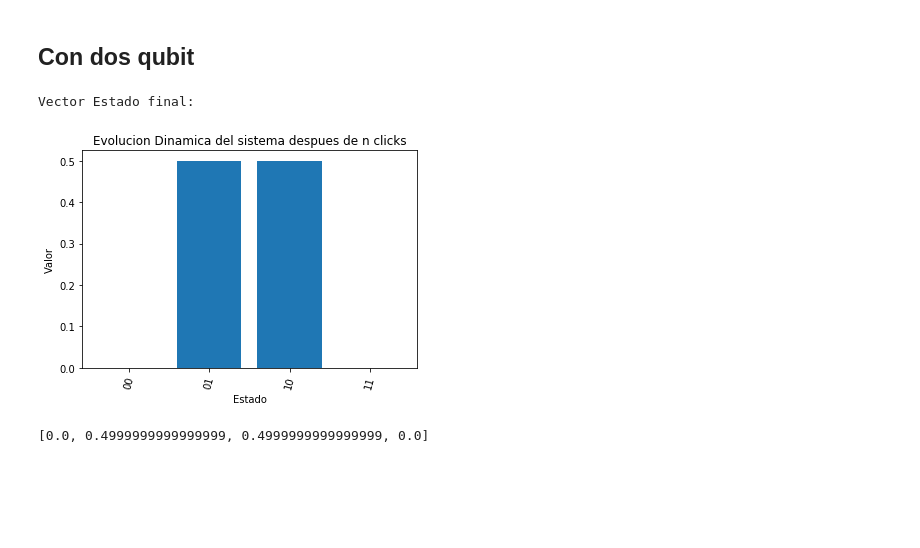
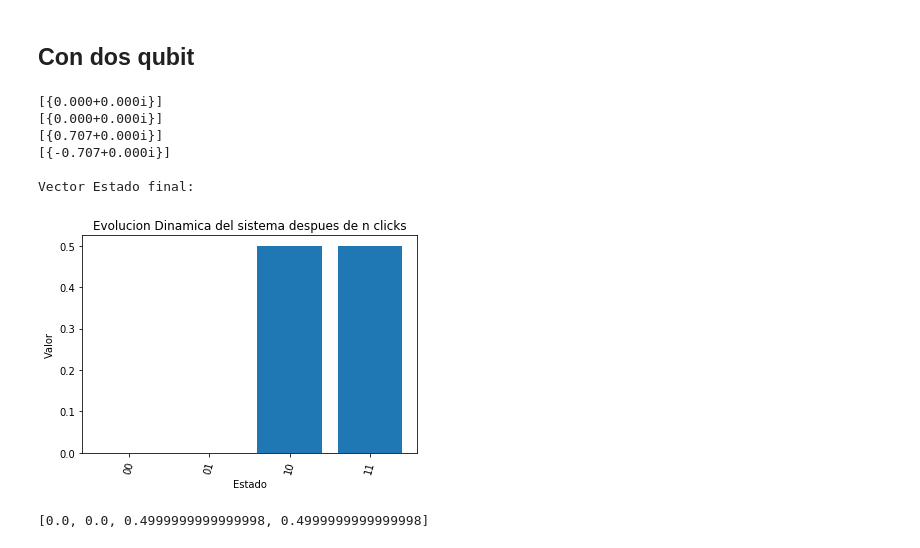
Before and after one commit to AriasAEnima/CNYT, a Jupyter notebook: Librerias/Proyecto 2.ipynb, the cells around one changed output. Drawn from its saved outputs; the diff is of its cells as text; code cells hidden in the pictures; blank space fills up the shorter version.

```diff
--- a/Librerias/Proyecto 2.ipynb
+++ b/Librerias/Proyecto 2.ipynb
@@ -129,33 +129,39 @@ Vector Estado final:
 # %%
 from Matriz_Compleja.libreriamatrices import prodtensorial as ten
 from Matriz_Compleja.libreriamatrices import identidad
 ID=identidad(2)
 q1=mc([[(1,0)],[(0,0)]])
 q2=mc([[(1,0)],[(0,0)]])
 
 def CNOT():
     return mc([
         [(1,0),(0,0),(0,0),(0,0)],
         [(0,0),(1,0),(0,0),(0,0)],
         [(0,0),(0,0),(0,0),(1,0)],
         [(0,0),(0,0),(1,0),(0,0)]
     ])
 
-algoritmo1=[ID,H(),CNOT()]
-algoritmo2=[X(),ID,None]
+algoritmo1=[ID,H(),CNOT(),H()]
+algoritmo2=[X(),H(),None,ID]
 
 
 ansf=ten(q1,q2)
 for i in range(len(algoritmo1)):
     if isinstance(algoritmo1[i], mc) and isinstance(algoritmo2[i], mc) :
         ansf=mult(ten(algoritmo1[i],algoritmo2[i]),ansf)
     elif isinstance(algoritmo1[i], mc):
         ansf=mult(algoritmo1[i],ansf)
+print(ansf)
 resultadoc(V=ansf,clicks="n", labels=["00","01","10","11"])
 # %% [output]
+[{0.000+0.000i}]
+[{0.000+0.000i}]
+[{0.707+0.000i}]
+[{-0.707+0.000i}]
+
 Vector Estado final:
-[figure, old version]
+[figure, new version]
-[0.0, 0.4999999999999999, 0.4999999999999999, 0.0]
+[0.0, 0.0, 0.4999999999999998, 0.4999999999999998]
 # %% [markdown]
 <img src="files/Imagenes/2qbit.PNG">
 
```
Also changed, not shown: parts of 1 cell of this notebook, 20 other files.
